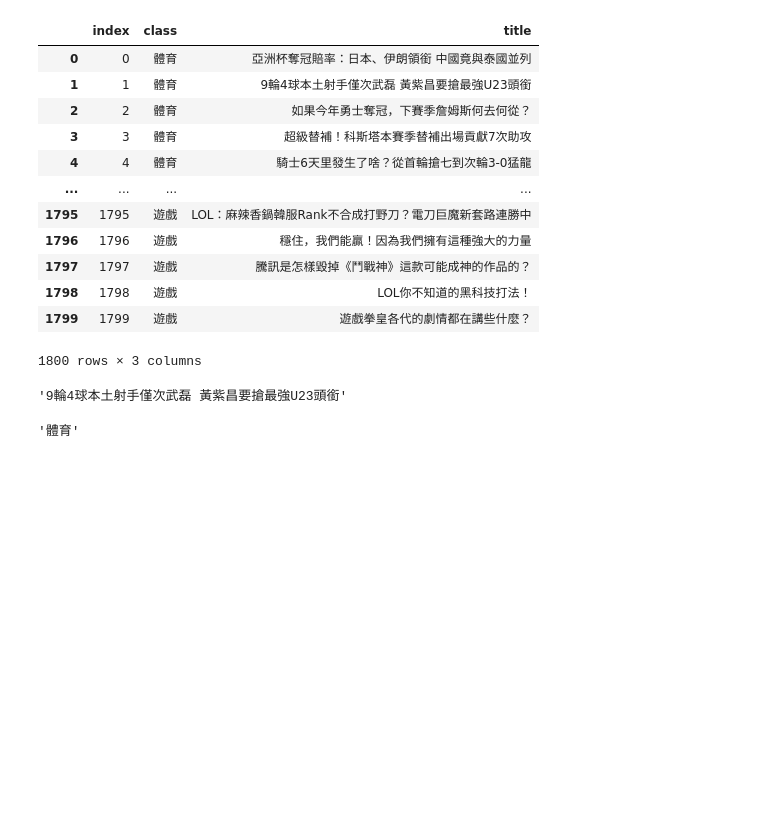
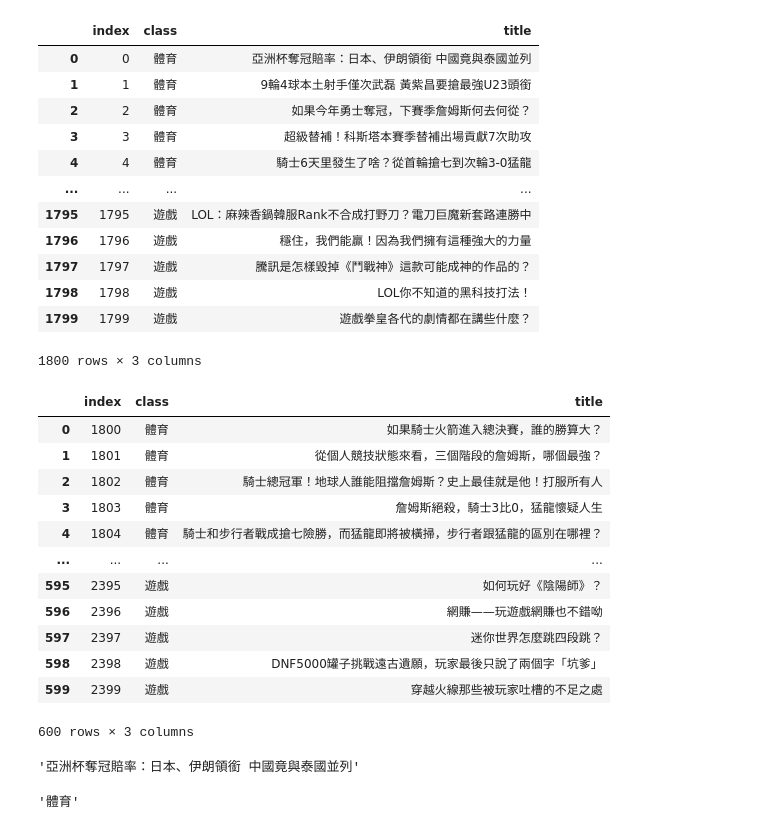
Before and after one commit to liangbin0121/NLP100Days, a Jupyter notebook: project_2_分類器_基礎篇_hw.ipynb, the cells around one changed output. Cells and saved outputs as stored; diff of their text form; code cells hidden in the pictures; blank space fills up the shorter version.

```diff
--- a/project_2_分類器_基礎篇_hw.ipynb
+++ b/project_2_分類器_基礎篇_hw.ipynb
@@ -57,14 +52,30 @@ df_train
 | 1798 | 1798 | 遊戲 | LOL你不知道的黑科技打法！ |
 | 1799 | 1799 | 遊戲 | 遊戲拳皇各代的劇情都在講些什麼？ |
 1800 rows × 3 columns
+# %%
+df_test
+# %% [output]
+|  | index | class | title |
+| 0 | 1800 | 體育 | 如果騎士火箭進入總決賽，誰的勝算大？ |
+| 1 | 1801 | 體育 | 從個人競技狀態來看，三個階段的詹姆斯，哪個最強？ |
+| 2 | 1802 | 體育 | 騎士總冠軍！地球人誰能阻擋詹姆斯？史上最佳就是他！打服所有人 |
+| 3 | 1803 | 體育 | 詹姆斯絕殺，騎士3比0，猛龍懷疑人生 |
+| 4 | 1804 | 體育 | 騎士和步行者戰成搶七險勝，而猛龍即將被橫掃，步行者跟猛龍的區別在哪裡？ |
+| ... | ... | ... | ... |
+| 595 | 2395 | 遊戲 | 如何玩好《陰陽師》？ |
+| 596 | 2396 | 遊戲 | 網賺——玩遊戲網賺也不錯呦 |
+| 597 | 2397 | 遊戲 | 迷你世界怎麼跳四段跳？ |
+| 598 | 2398 | 遊戲 | DNF5000罐子挑戰遠古遺願，玩家最後只說了兩個字「坑爹」 |
+| 599 | 2399 | 遊戲 | 穿越火線那些被玩家吐槽的不足之處 |
+600 rows × 3 columns
 # %%
 train_titles = {row['index']: row['title'] for _, row in df_train.iterrows()}
 train_classes = {row['index']: row['class'] for _, row in df_train.iterrows()}
 
 test_titles = {row['index']: row['title'] for _, row in df_test.iterrows()}
 test_classes = {row['index']: row['class'] for _, row in df_test.iterrows()}
-# %%
-train_titles[1]
-# %% [output]
-'9輪4球本土射手僅次武磊 黃紫昌要搶最強U23頭銜'
+# %%
+train_titles[0] ##test_titles : {0: '亞洲杯奪冠賠率：日本、伊朗領銜 中國竟與泰國並列',1: , ...}
+# %% [output]
+'亞洲杯奪冠賠率：日本、伊朗領銜 中國竟與泰國並列'
 # %%
```
Also changed, not shown: parts of 17 cells of this notebook.
